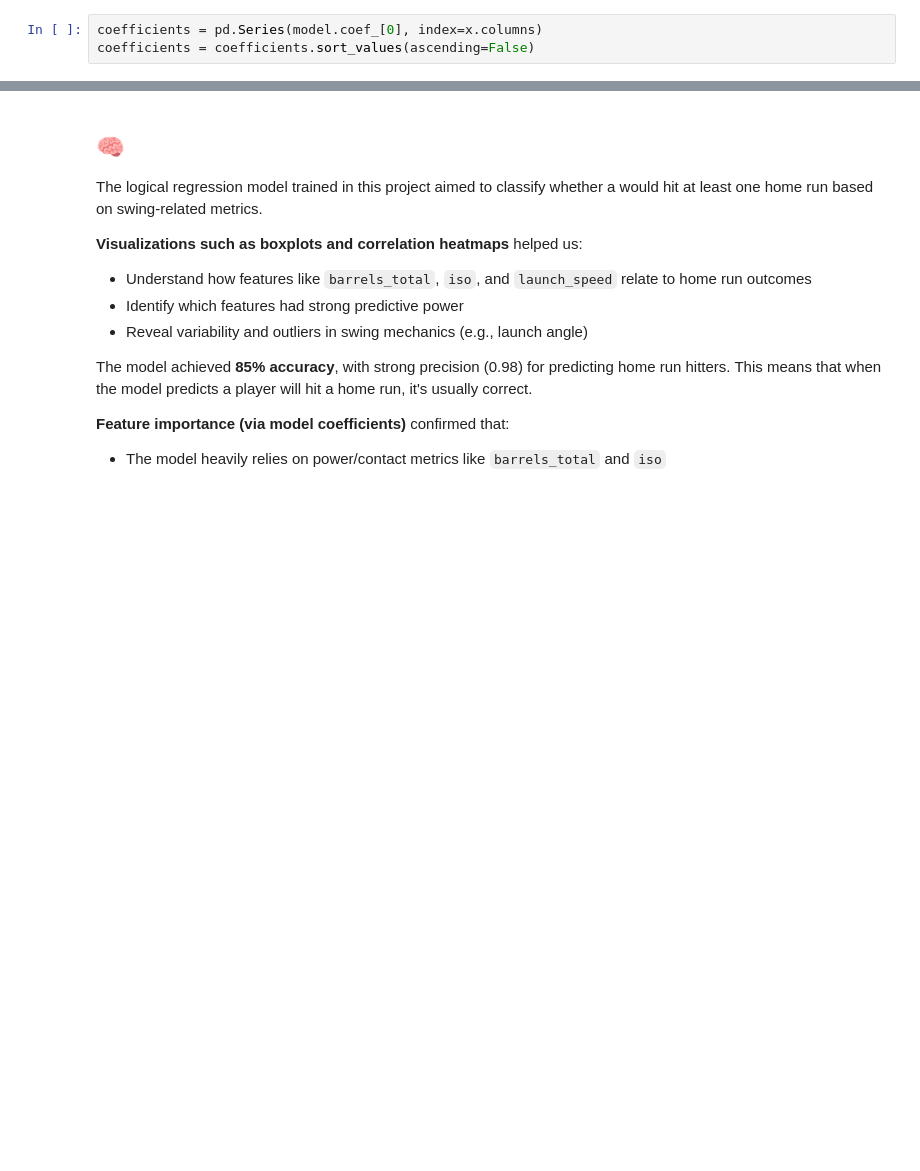
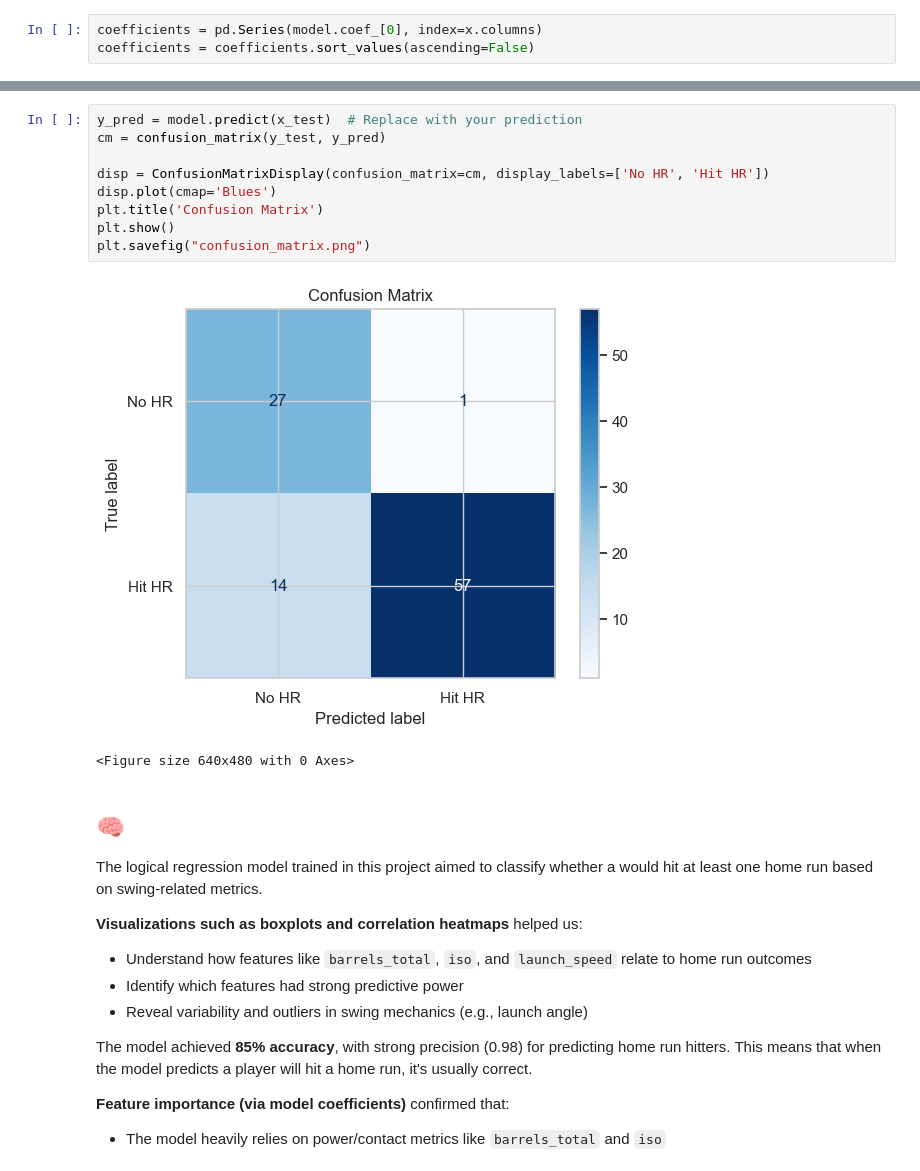
Before and after one commit to meganclapinski25/mlb-hr-prediction, a Jupyter notebook: notebooks/01_exploratory_analysis.ipynb, the cells around one changed output, grey strips where cells are left out. Saved outputs shown, nothing was run; the diff lists cells and outputs as text; blank space fills up the shorter version.

Commit message:
images for readme

```diff
--- a/notebooks/01_exploratory_analysis.ipynb
+++ b/notebooks/01_exploratory_analysis.ipynb
@@ -469,3 +475,15 @@ Passing `palette` without assigning `hue` is deprecated and will be removed in v
+# %%
+y_pred = model.predict(x_test)  # Replace with your prediction
+cm = confusion_matrix(y_test, y_pred)
+
+disp = ConfusionMatrixDisplay(confusion_matrix=cm, display_labels=['No HR', 'Hit HR'])
+disp.plot(cmap='Blues')
+plt.title('Confusion Matrix')
+plt.show()
+plt.savefig("confusion_matrix.png")
+# %% [output]
+[figure, added]
+<Figure size 640x480 with 0 Axes>
 # %% [markdown]
 ## 🧠
 
```
Also changed, not shown: parts of 3 cells of this notebook, 3 other files.
